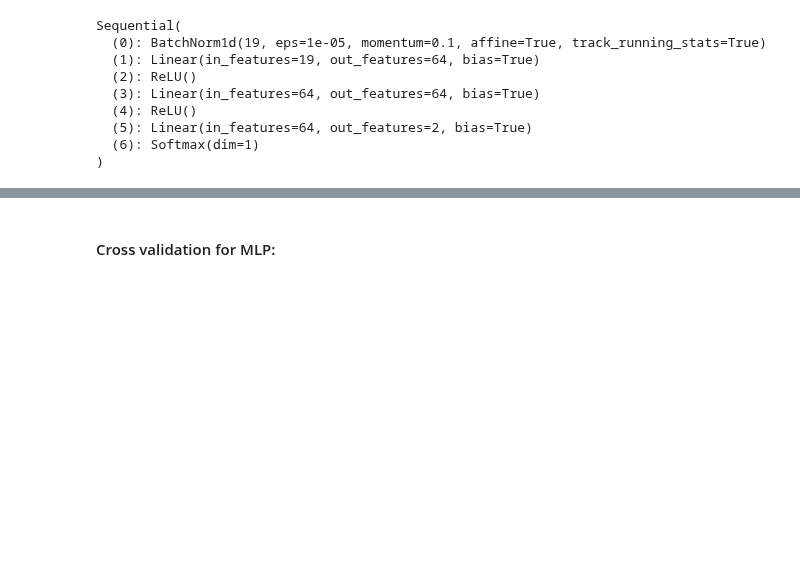
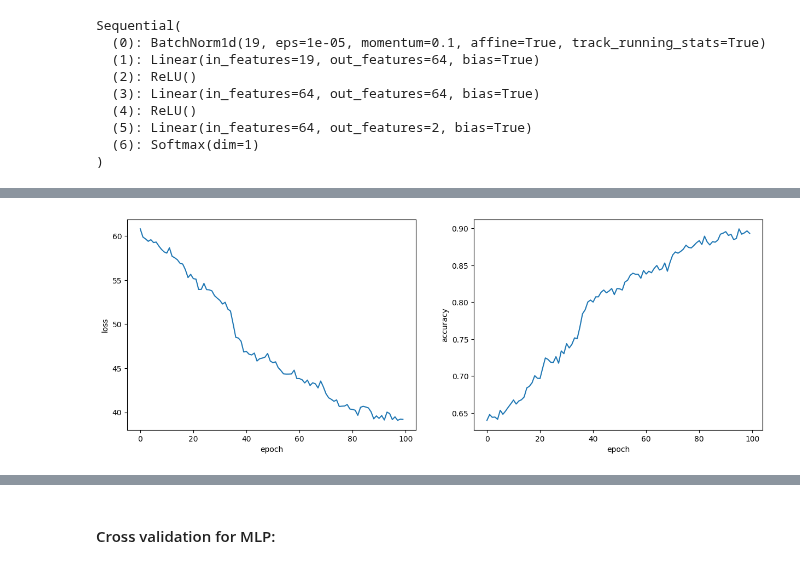
Before and after one commit to omersideman/ai-project, a Jupyter notebook: notebooks/simple_classifiers.ipynb, the cells around one changed output, grey strips where cells are left out. Saved outputs shown, nothing was run; the diff lists cells and outputs as text; code cells hidden in the pictures; blank space fills up the shorter version.

```diff
--- a/notebooks/simple_classifiers.ipynb
+++ b/notebooks/simple_classifiers.ipynb
@@ -482,0 +462,16 @@ We will next do cross validation on few hyperparameters in order to get the bett
+# %%
+mlp_model = nn.Sequential(
+    nn.BatchNorm1d(input_dim),
+    nn.Linear(input_dim, 256),
+    nn.LeakyReLU(),
+    nn.Linear(256, 256),
+    nn.LeakyReLU(),
+    nn.Linear(256, output_dim),
+    nn.Softmax(dim=1)
+)
+loss_fn = nn.CrossEntropyLoss()
+optimizer = torch.optim.Adam(mlp_model.parameters(), lr=5e-3, weight_decay=0)
+scheduler = torch.optim.lr_scheduler.StepLR(optimizer,step_size=35,gamma=0.5)
+mlp_model.train()
+trainer_obj = trainer(mlp_model,loss_fn,optimizer,scheduler)
+results = trainer_obj.train(train_dl,100,False)
@@ -482,0 +480,4 @@ We will next do cross validation on few hyperparameters in order to get the bett
+# %%
+plotTrainRes(results,100)
+# %% [output]
+[figure, added]
```
Also changed, not shown: parts of 58 cells of this notebook, 2 other files.
